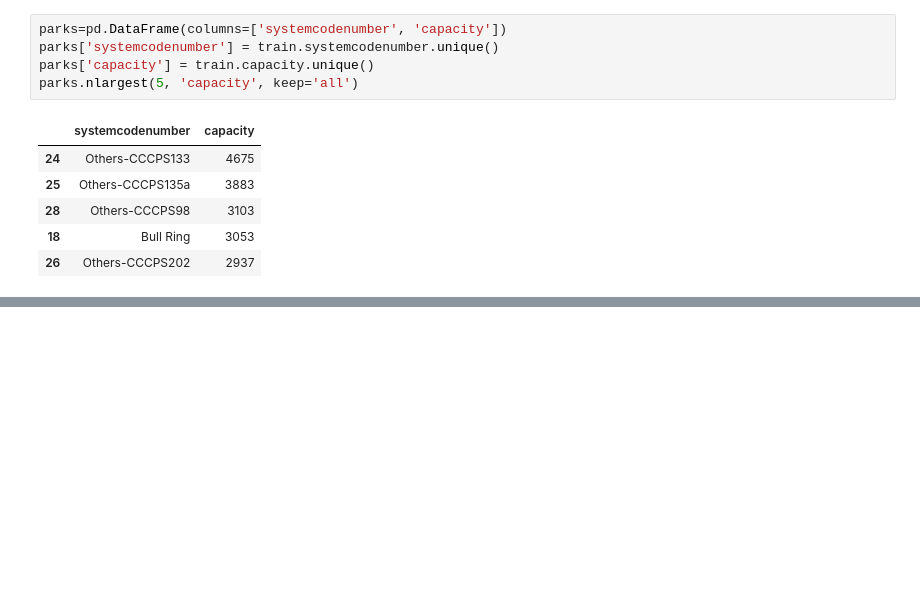
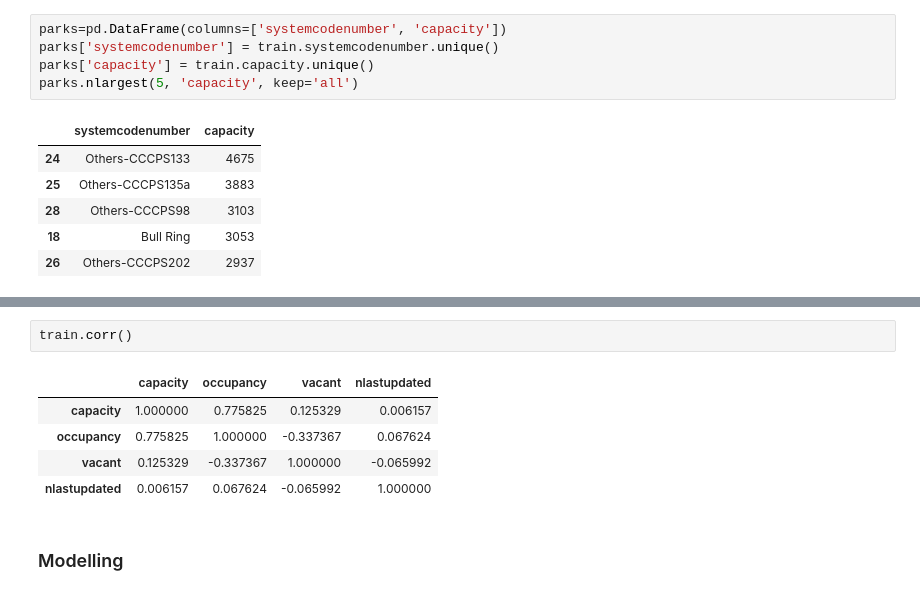
Before and after one commit to shobhitshah/parking-birmingham, a Jupyter notebook: scripts/parking-birmingham.ipynb, the cells around one changed output, grey strips where cells are left out. Drawn from its saved outputs; the diff is of its cells as text; blank space fills up the shorter version.

```diff
--- a/scripts/parking-birmingham.ipynb
+++ b/scripts/parking-birmingham.ipynb
@@ -92,0 +102,10 @@ lpdata=train[train['systemcodenumber'] == largestpark]
+# %%
+train.corr()
+# %% [output]
+|  | capacity | occupancy | vacant | nlastupdated |
+| capacity | 1.000000 | 0.775825 | 0.125329 | 0.006157 |
+| occupancy | 0.775825 | 1.000000 | -0.337367 | 0.067624 |
+| vacant | 0.125329 | -0.337367 | 1.000000 | -0.065992 |
+| nlastupdated | 0.006157 | 0.067624 | -0.065992 | 1.000000 |
+# %% [markdown]
+### Modelling
```
Also changed, not shown: parts of 9 cells of this notebook.
